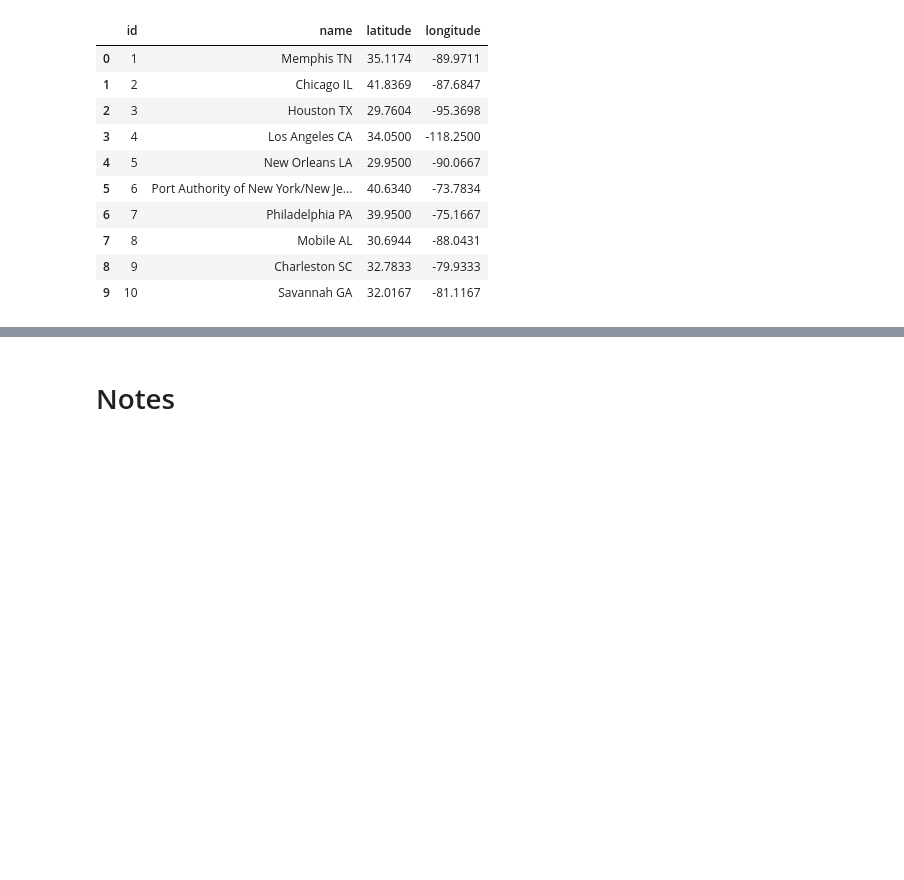
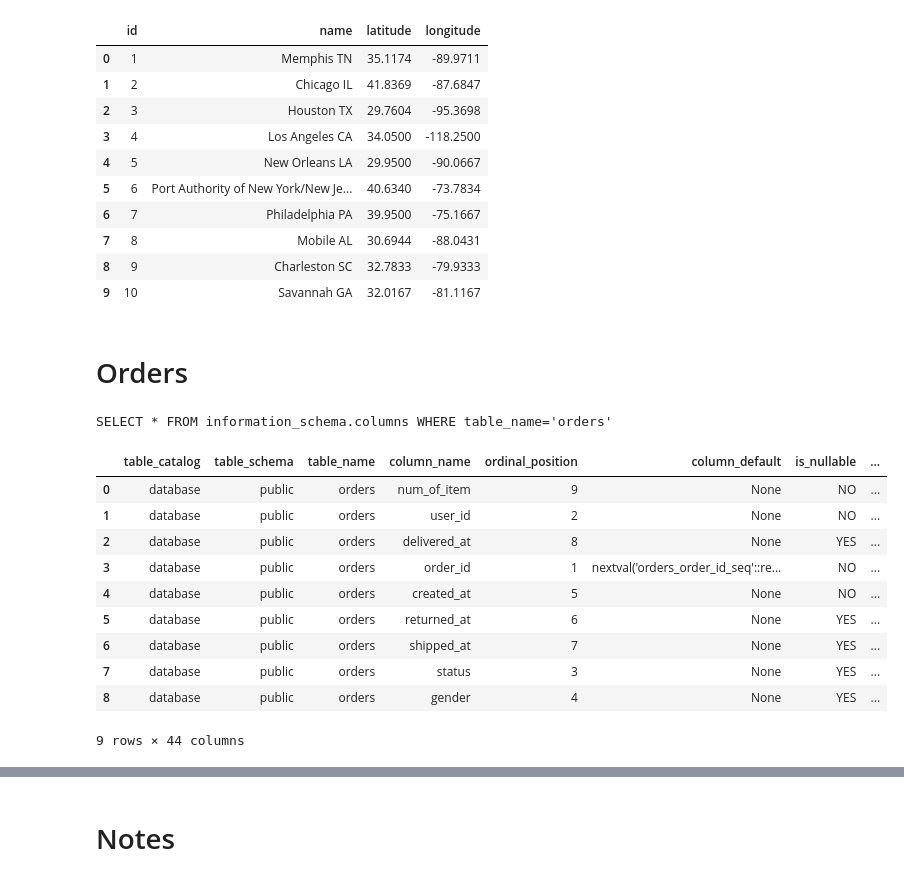
Before and after one commit to egeatmaca/ecommerce_segments, a Jupyter notebook: notebooks/eda.ipynb, the cells around one changed output, grey strips where cells are left out. Drawn from its saved outputs; the diff is of its cells as text; code cells hidden in the pictures; blank space fills up the shorter version.

```diff
--- a/notebooks/eda.ipynb
+++ b/notebooks/eda.ipynb
@@ -732,3 +604,22 @@ SELECT * FROM distribution_centers
 | 7 | 8 | Mobile AL | 30.6944 | -88.0431 |
 | 8 | 9 | Charleston SC | 32.7833 | -79.9333 |
 | 9 | 10 | Savannah GA | 32.0167 | -81.1167 |
+# %% [markdown]
+# Orders
+# %%
+query = table_schema_query('orders')
+inventory_items_schema = read_query(query)
+inventory_items_schema
+# %% [output]
+SELECT * FROM information_schema.columns WHERE table_name='orders'
+|  | table_catalog | table_schema | table_name | column_name | ordinal_position | column_default | is_nullable | ... |
+| 0 | database | public | orders | num_of_item | 9 | None | NO | ... |
+| 1 | database | public | orders | user_id | 2 | None | NO | ... |
+| 2 | database | public | orders | delivered_at | 8 | None | YES | ... |
+| 3 | database | public | orders | order_id | 1 | nextval('orders_order_id_seq'::re... | NO | ... |
+| 4 | database | public | orders | created_at | 5 | None | NO | ... |
+| 5 | database | public | orders | returned_at | 6 | None | YES | ... |
+| 6 | database | public | orders | shipped_at | 7 | None | YES | ... |
+| 7 | database | public | orders | status | 3 | None | YES | ... |
+| 8 | database | public | orders | gender | 4 | None | YES | ... |
+9 rows × 44 columns
```
Also changed, not shown: parts of 11 cells of this notebook, 2 other files.
